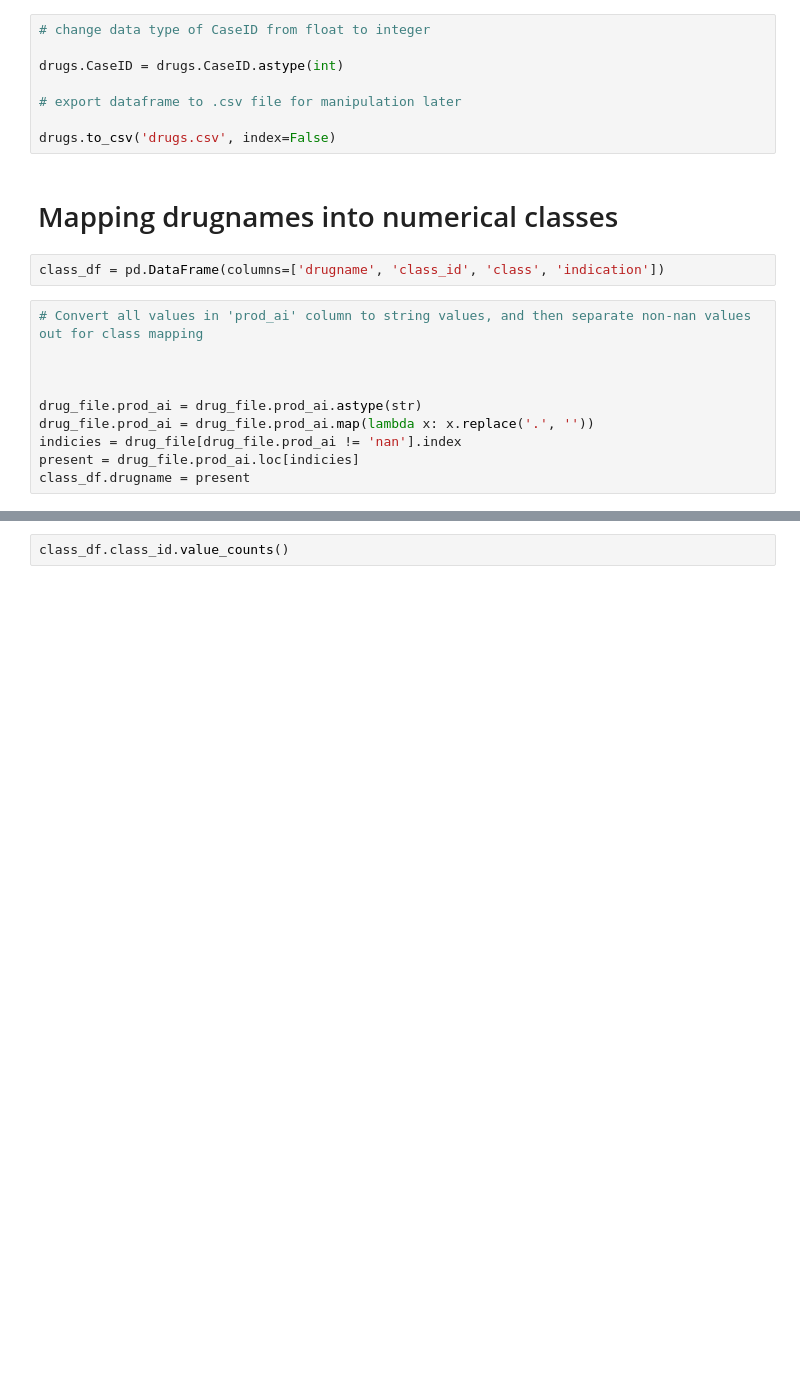
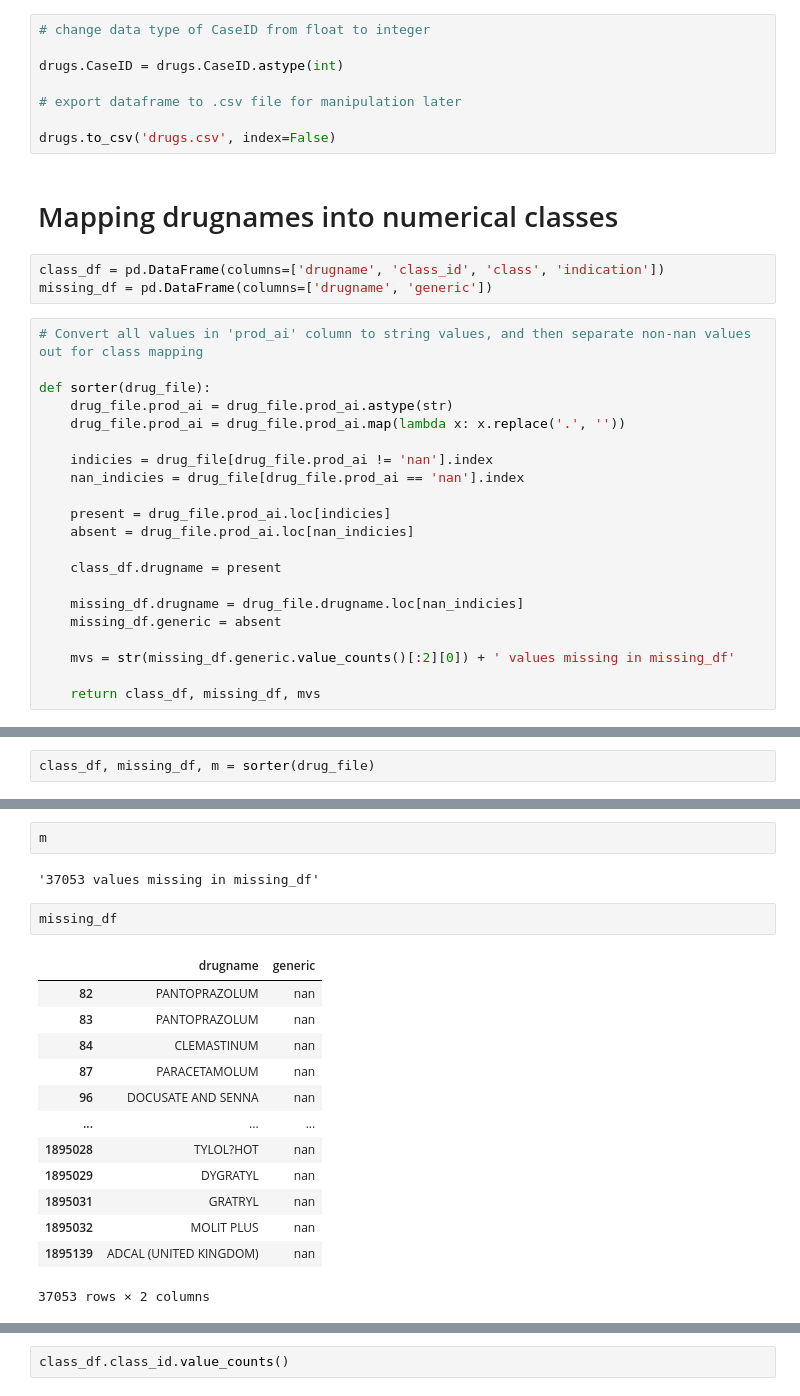
Before and after one commit to G-Sprouts/FDA_sae, a Jupyter notebook: drug_file.ipynb, the cells around one changed output, grey strips where cells are left out. Drawn from its saved outputs; the diff is of its cells as text; blank space fills up the shorter version.

```diff
--- a/drug_file.ipynb
+++ b/drug_file.ipynb
@@ -97,13 +146,25 @@ drugs.to_csv('drugs.csv', index=False)
 # Mapping drugnames into numerical classes
 # %%
 class_df = pd.DataFrame(columns=['drugname', 'class_id', 'class', 'indication'])
+missing_df = pd.DataFrame(columns=['drugname', 'generic'])
 # %%
 # Convert all values in 'prod_ai' column to string values, and then separate non-nan values out for class mapping
 
+def sorter(drug_file):
+    drug_file.prod_ai = drug_file.prod_ai.astype(str)
+    drug_file.prod_ai = drug_file.prod_ai.map(lambda x: x.replace('.', ''))
 
+    indicies = drug_file[drug_file.prod_ai != 'nan'].index
+    nan_indicies = drug_file[drug_file.prod_ai == 'nan'].index
 
-drug_file.prod_ai = drug_file.prod_ai.astype(str)
-drug_file.prod_ai = drug_file.prod_ai.map(lambda x: x.replace('.', ''))
-indicies = drug_file[drug_file.prod_ai != 'nan'].index
-present = drug_file.prod_ai.loc[indicies]
-class_df.drugname = present
+    present = drug_file.prod_ai.loc[indicies]
+    absent = drug_file.prod_ai.loc[nan_indicies]
+
+    class_df.drugname = present
+
+    missing_df.drugname = drug_file.drugname.loc[nan_indicies]
+    missing_df.generic = absent
+
+    mvs = str(missing_df.generic.value_counts()[:2][0]) + ' values missing in missing_df'
+
+    return class_df, missing_df, mvs
@@ -111,0 +171,2 @@ len(drug_file)
+# %%
+class_df, missing_df, m = sorter(drug_file)
@@ -112 +188,21 @@ len(drug_file)
+# %%
+m
+# %% [output]
+'37053 values missing in missing_df'
+# %%
+missing_df
+# %% [output]
+|  | drugname | generic |
+| 82 | PANTOPRAZOLUM | nan |
+| 83 | PANTOPRAZOLUM | nan |
+| 84 | CLEMASTINUM | nan |
+| 87 | PARACETAMOLUM | nan |
+| 96 | DOCUSATE AND SENNA | nan |
+| ... | ... | ... |
+| 1895028 | TYLOL?HOT | nan |
+| 1895029 | DYGRATYL | nan |
+| 1895031 | GRATRYL | nan |
+| 1895032 | MOLIT PLUS | nan |
+| 1895139 | ADCAL (UNITED KINGDOM) | nan |
+37053 rows × 2 columns
 # %%
```
Also changed, not shown: parts of 15 cells of this notebook.
